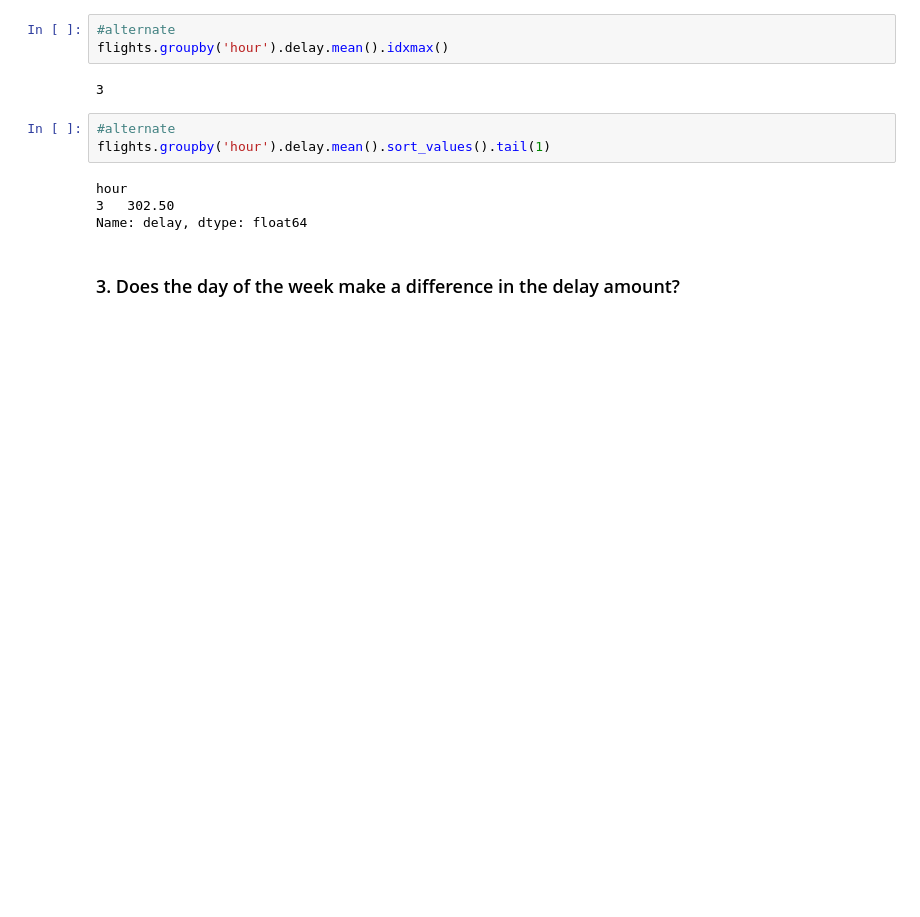
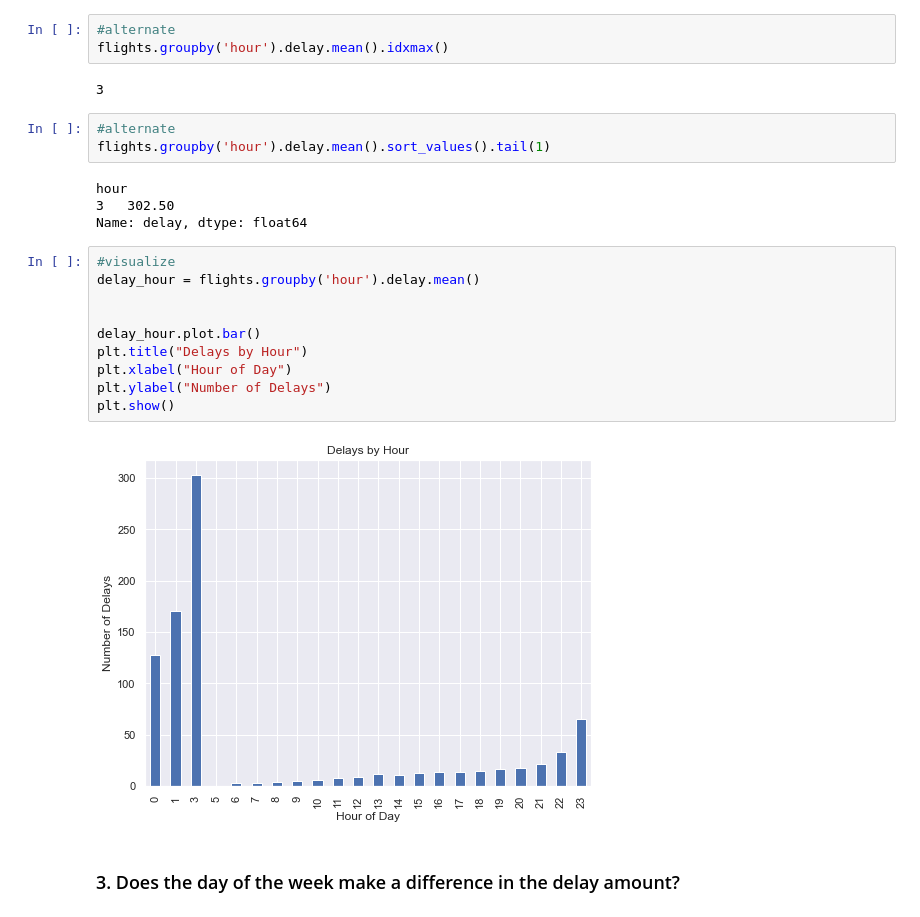
Before and after one commit to aliciag92/time-series-exercises, a Jupyter notebook: datetime_exercises.ipynb, the cells around one changed output. Cells and saved outputs as stored; diff of their text form; blank space fills up the shorter version.

```diff
--- a/datetime_exercises.ipynb
+++ b/datetime_exercises.ipynb
@@ -583,5 +583,17 @@ flights.groupby('hour').delay.mean().sort_values().tail(1)
 hour
 3   302.50
 Name: delay, dtype: float64
+# %%
+#visualize
+delay_hour = flights.groupby('hour').delay.mean()
+
+
+delay_hour.plot.bar()
+plt.title("Delays by Hour")
+plt.xlabel("Hour of Day")
+plt.ylabel("Number of Delays")
+plt.show()
+# %% [output]
+[figure, added]
 # %% [markdown]
 ### 3. Does the day of the week make a difference in the delay amount?
```
Also changed, not shown: parts of 25 cells of this notebook.
